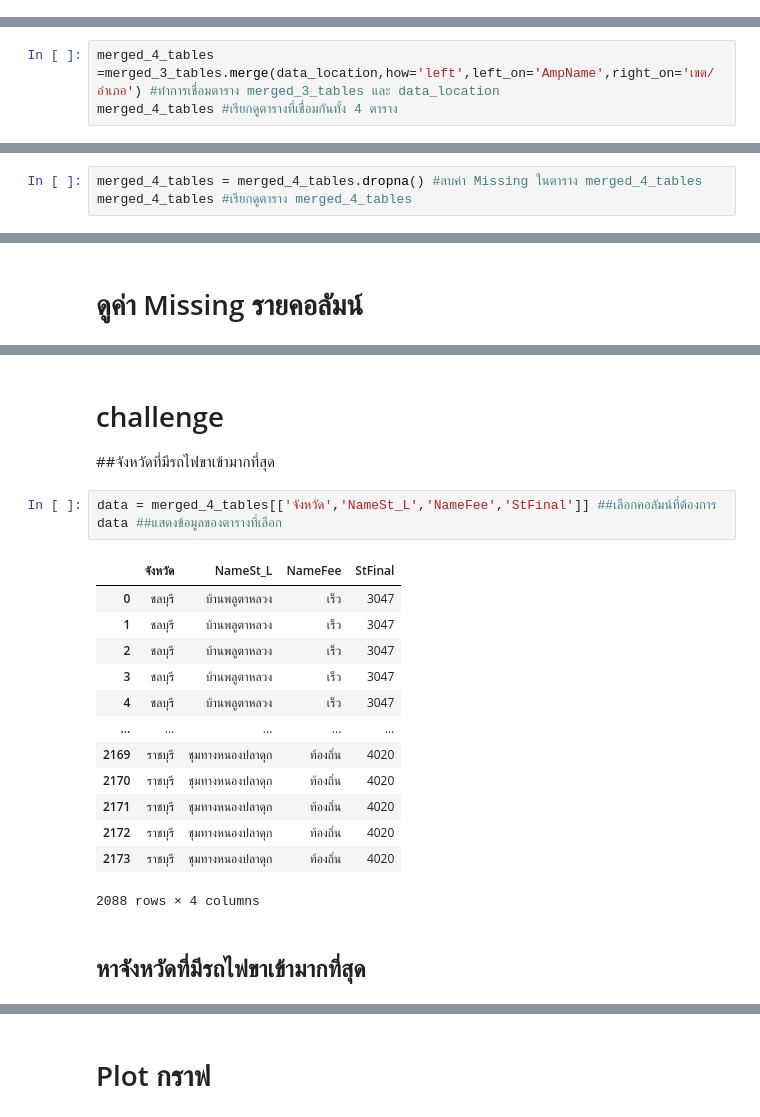
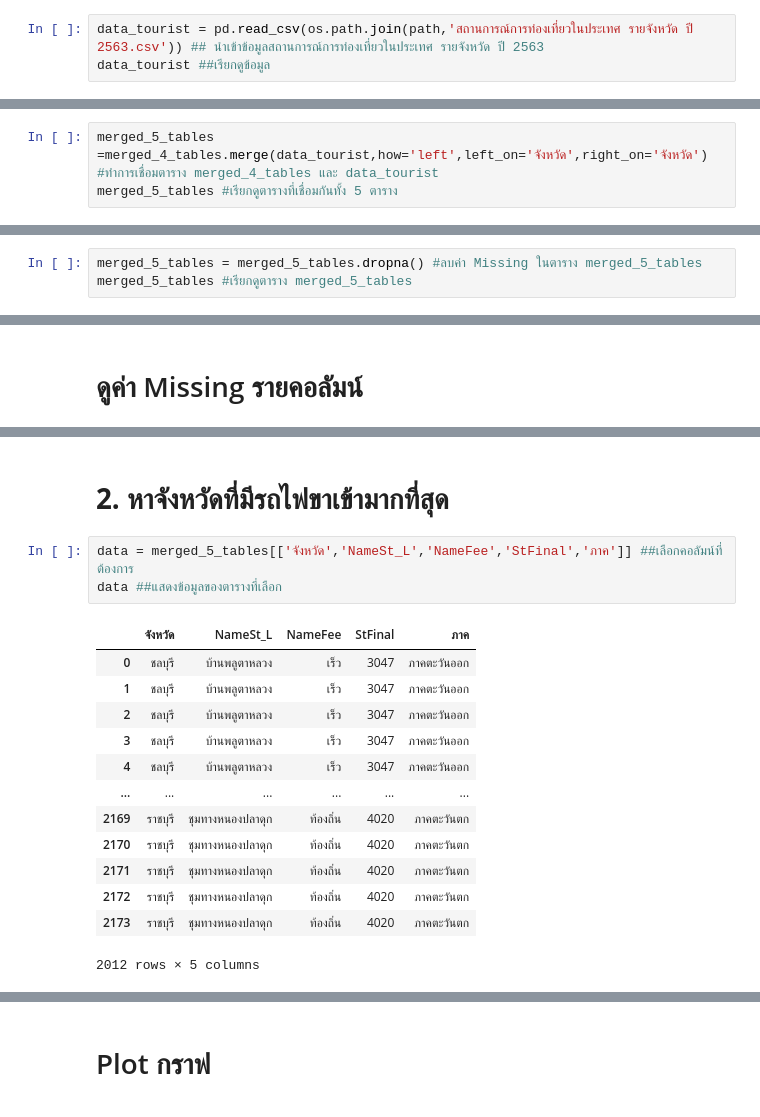
Before and after one commit to Benza1611/DWDM21, a Jupyter notebook: Project_ล่าสุด.ipynb, the cells around one changed output, grey strips where cells are left out. Saved outputs shown, nothing was run; the diff lists cells and outputs as text.

```diff
--- a/Project_ล่าสุด.ipynb
+++ b/Project_ล่าสุด.ipynb
@@ -96,0 +101,3 @@ data_location ##เรียกดูข้อมูลชื่อตำบล
+# %%
+data_tourist = pd.read_csv(os.path.join(path,'สถานการณ์การท่องเที่ยวในประเทศ รายจังหวัด ปี 2563.csv')) ## นำเข้าข้อมูลสถานการณ์การท่องเที่ยวในประเทศ รายจังหวัด ปี 2563
+data_tourist ##เรียกดูข้อมูล
@@ -400,8 +463,8 @@ merged_3_tables #เรียกดูตารางที่เชื่อม
 # %% [markdown]
 ###ทำการเชื่อมตารางทั้งหมดเข้าด้วยกัน
 # %%
-merged_4_tables =merged_3_tables.merge(data_location,how='left',left_on='AmpName',right_on='เขต/อำเภอ') #ทำการเชื่อมตาราง merged_3_tables และ data_location
-merged_4_tables #เรียกดูตารางที่เชื่อมกันทั้ง 4 ตาราง
+merged_5_tables =merged_4_tables.merge(data_tourist,how='left',left_on='จังหวัด',right_on='จังหวัด') #ทำการเชื่อมตาราง merged_4_tables และ data_tourist
+merged_5_tables #เรียกดูตารางที่เชื่อมกันทั้ง 5 ตาราง
 # %% [output]
 |  | id | station_code | name | en_name | th_short | en_short | chname | controldivision | exact_km | ... |
 | 0 | 331 | 3047 | บ้านพลูตาหลวง | Ban Plu Ta Luang | พต. | BTG | 班普塔銮 | 13 | 184 | ... |
@@ -441,8 +504,8 @@ dtype: bool
 # %% [markdown]
 # กำจัดค่า Missing
 # %%
-merged_4_tables = merged_4_tables.dropna() #ลบค่า Missing ในตาราง merged_4_tables
-merged_4_tables #เรียกดูตาราง merged_4_tables
+merged_5_tables = merged_5_tables.dropna() #ลบค่า Missing ในตาราง merged_5_tables
+merged_5_tables #เรียกดูตาราง merged_5_tables
 # %% [output]
 |  | id | station_code | name | en_name | th_short | en_short | chname | controldivision | exact_km | ... |
 | 0 | 331 | 3047 | บ้านพลูตาหลวง | Ban Plu Ta Luang | พต. | BTG | 班普塔銮 | 13 | 184 | ... |
@@ -497,24 +624,21 @@ dtype: bool
 # %% [markdown]
-# challenge
-##จังหวัดที่มีรถไฟขาเข้ามากที่สุด
+# **2. หาจังหวัดที่มีรถไฟขาเข้ามากที่สุด**
 # %%
-data = merged_4_tables[['จังหวัด','NameSt_L','NameFee','StFinal']] ##เลือกคอลัมน์ที่ต้องการ
+data = merged_5_tables[['จังหวัด','NameSt_L','NameFee','StFinal','ภาค']] ##เลือกคอลัมน์ที่ต้องการ
 data ##แสดงข้อมูลของตารางที่เลือก
 # %% [output]
-|  | จังหวัด | NameSt_L | NameFee | StFinal |
-| 0 | ชลบุรี | บ้านพลูตาหลวง | เร็ว | 3047 |
-| 1 | ชลบุรี | บ้านพลูตาหลวง | เร็ว | 3047 |
-| 2 | ชลบุรี | บ้านพลูตาหลวง | เร็ว | 3047 |
-| 3 | ชลบุรี | บ้านพลูตาหลวง | เร็ว | 3047 |
-| 4 | ชลบุรี | บ้านพลูตาหลวง | เร็ว | 3047 |
-| ... | ... | ... | ... | ... |
-| 2169 | ราชบุรี | ชุมทางหนองปลาดุก | ท้องถิ่น | 4020 |
-| 2170 | ราชบุรี | ชุมทางหนองปลาดุก | ท้องถิ่น | 4020 |
-| 2171 | ราชบุรี | ชุมทางหนองปลาดุก | ท้องถิ่น | 4020 |
-| 2172 | ราชบุรี | ชุมทางหนองปลาดุก | ท้องถิ่น | 4020 |
-| 2173 | ราชบุรี | ชุมทางหนองปลาดุก | ท้องถิ่น | 4020 |
+|  | จังหวัด | NameSt_L | NameFee | StFinal | ภาค |
+| 0 | ชลบุรี | บ้านพลูตาหลวง | เร็ว | 3047 | ภาคตะวันออก |
+| 1 | ชลบุรี | บ้านพลูตาหลวง | เร็ว | 3047 | ภาคตะวันออก |
+| 2 | ชลบุรี | บ้านพลูตาหลวง | เร็ว | 3047 | ภาคตะวันออก |
+| 3 | ชลบุรี | บ้านพลูตาหลวง | เร็ว | 3047 | ภาคตะวันออก |
+| 4 | ชลบุรี | บ้านพลูตาหลวง | เร็ว | 3047 | ภาคตะวันออก |
+| ... | ... | ... | ... | ... | ... |
+| 2169 | ราชบุรี | ชุมทางหนองปลาดุก | ท้องถิ่น | 4020 | ภาคตะวันตก |
+| 2170 | ราชบุรี | ชุมทางหนองปลาดุก | ท้องถิ่น | 4020 | ภาคตะวันตก |
+| 2171 | ราชบุรี | ชุมทางหนองปลาดุก | ท้องถิ่น | 4020 | ภาคตะวันตก |
+| 2172 | ราชบุรี | ชุมทางหนองปลาดุก | ท้องถิ่น | 4020 | ภาคตะวันตก |
+| 2173 | ราชบุรี | ชุมทางหนองปลาดุก | ท้องถิ่น | 4020 | ภาคตะวันตก |
-2088 rows × 4 columns
+2012 rows × 5 columns
-# %% [markdown]
-## **หาจังหวัดที่มีรถไฟขาเข้ามากที่สุด**
 # %%
 Top_Prov = data.groupby('จังหวัด').count().sort_values(by=['StFinal'],ascending=False) ##นำข้อมูล จังหวัด จากตาราง Data โดยพิจารณาจาก StFinal
```
Also changed, not shown: parts of 36 cells of this notebook.
